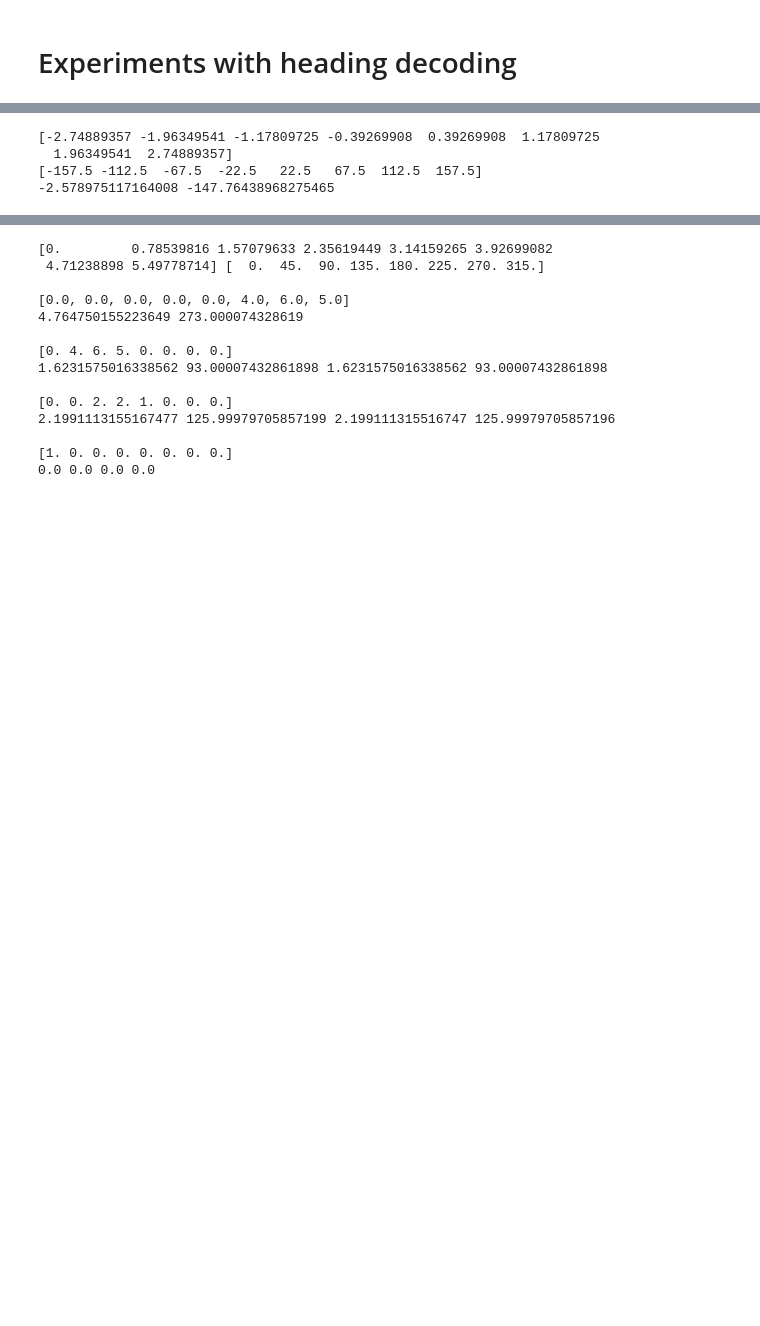
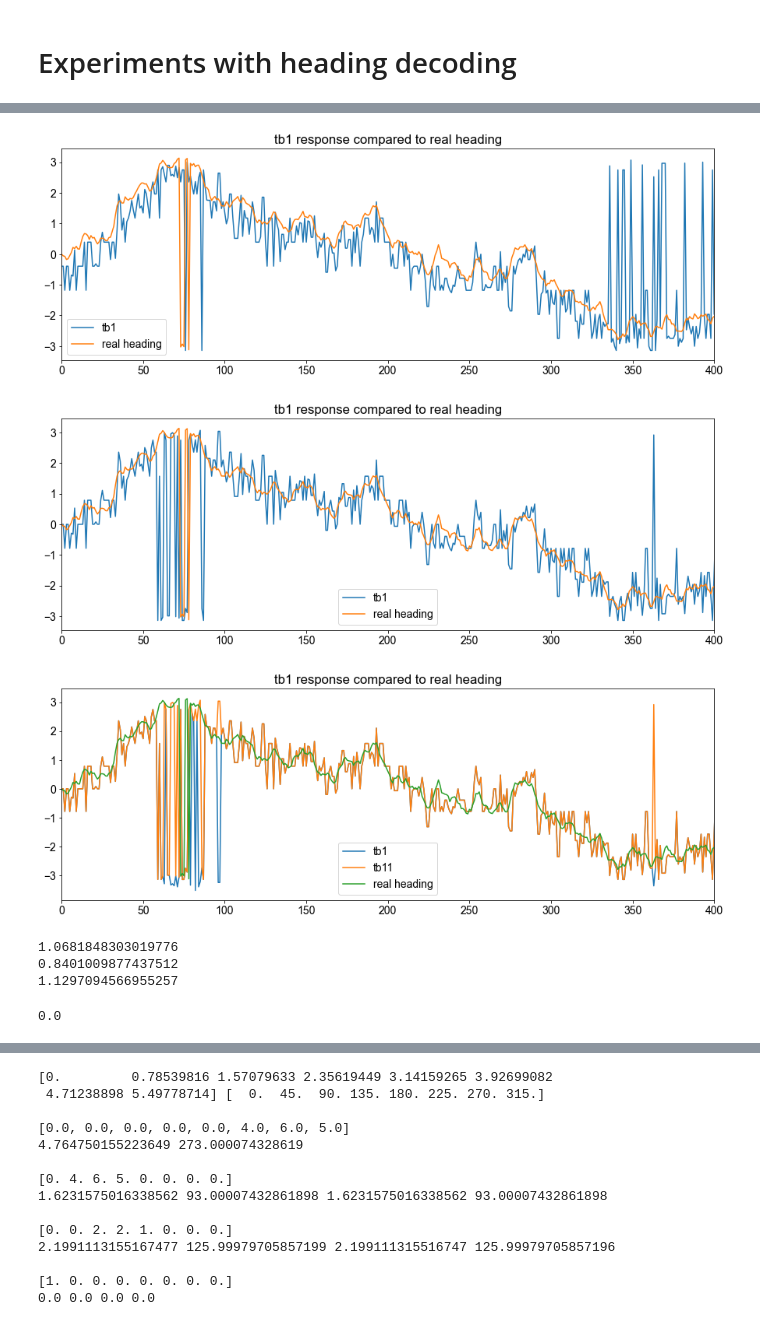
Before and after one commit to filippoferrari/CX_Path_Integration, a Jupyter notebook: notebooks/agent_control.ipynb, the cells around one changed output, grey strips where cells are left out. Saved outputs shown, nothing was run; the diff lists cells and outputs as text; code cells hidden in the pictures; blank space fills up the shorter version.

```diff
--- a/notebooks/agent_control.ipynb
+++ b/notebooks/agent_control.ipynb
@@ -281,19 +256,56 @@ print(np.linspace(-np.pi, 0+np.pi, N_TB1, endpoint=False))
+# %%
+def fix_angle(theta):
+    """Return new heading after a rotation around Z axis."""
+    return (theta + np.pi) % (2.0 * np.pi) - np.pi
+
+
+plt.figure(figsize=(15,5))
+#plt.plot(heading_angles, label='tb1')
+plt.plot(fix_angle(heading_angles-np.pi/8), label='tb1')
+plt.plot(h, label='real heading')
+plt.xlim([0,400])
+plt.title('tb1 response compared to real heading')
+plt.legend()
+plt.show()
+
+plt.figure(figsize=(15,5))
+#plt.plot(heading_angles, label='tb1')
+plt.plot(fix_angle(heading_angles), label='tb1')
+plt.plot(h, label='real heading')
+plt.xlim([0,400])
+plt.title('tb1 response compared to real heading')
+plt.legend()
+plt.show()
+
+plt.figure(figsize=(15,5))
+#plt.plot(heading_angles, label='tb1')
+plt.plot((heading_angles), label='tb1')
+plt.plot(fix_angle(heading_angles), label='tb11')
+plt.plot(h, label='real heading')
+plt.xlim([0,400])
+plt.title('tb1 response compared to real heading')
+plt.legend()
+plt.show()
+
+
+mse = np.mean((h[:1500] - fix_angle(heading_angles-np.pi/8))**2)
+print(mse)
+
+mse = np.mean((h[:1500] - fix_angle(heading_angles))**2)
+print(mse)
+
+mse = np.mean((h[:1500] - heading_angles)**2)
+print(mse)
+# %% [output]
+[figure, added]
+[figure, added]
+[figure, added]
+1.0681848303019776
+0.8401009877437512
+1.1297094566955257
 # %%
-[0,0,0,1,1,0,0,0]
-ref_angles = np.linspace(-np.pi+np.pi/8, np.pi+np.pi/8, N_TB1, endpoint=False)
-#ref_angles = np.linspace(-np.pi, np.pi, N_TB1, endpoint=False)
-
-print(ref_angles)
-print(np.rad2deg(ref_angles))
-
-tmp = []
-tmp = [angle for i, angle in enumerate(ref_angles) for weight in range(weights[i])]
-
-
-an = scipy.stats.circmean(tmp, low=-np.pi, high=np.pi) - np.pi/8
-print(an, math.degrees(an))
+neurons = [0,0,0,1,1,0,0,0]
+tmp = [angle for i, angle in enumerate(ref_angles) for neuron in range(neurons[i])]
+print(scipy.stats.circmean(tmp, low=-np.pi, high=np.pi)) # range is [0,8] to represent [-pi,pi]
 # %% [output]
-[-2.74889357 -1.96349541 -1.17809725 -0.39269908  0.39269908  1.17809725
-  1.96349541  2.74889357]
-[-157.5 -112.5  -67.5  -22.5   22.5   67.5  112.5  157.5]
--2.578975117164008 -147.76438968275465
+0.0
```
Also changed, not shown: parts of 10 cells of this notebook, 1 other file.
